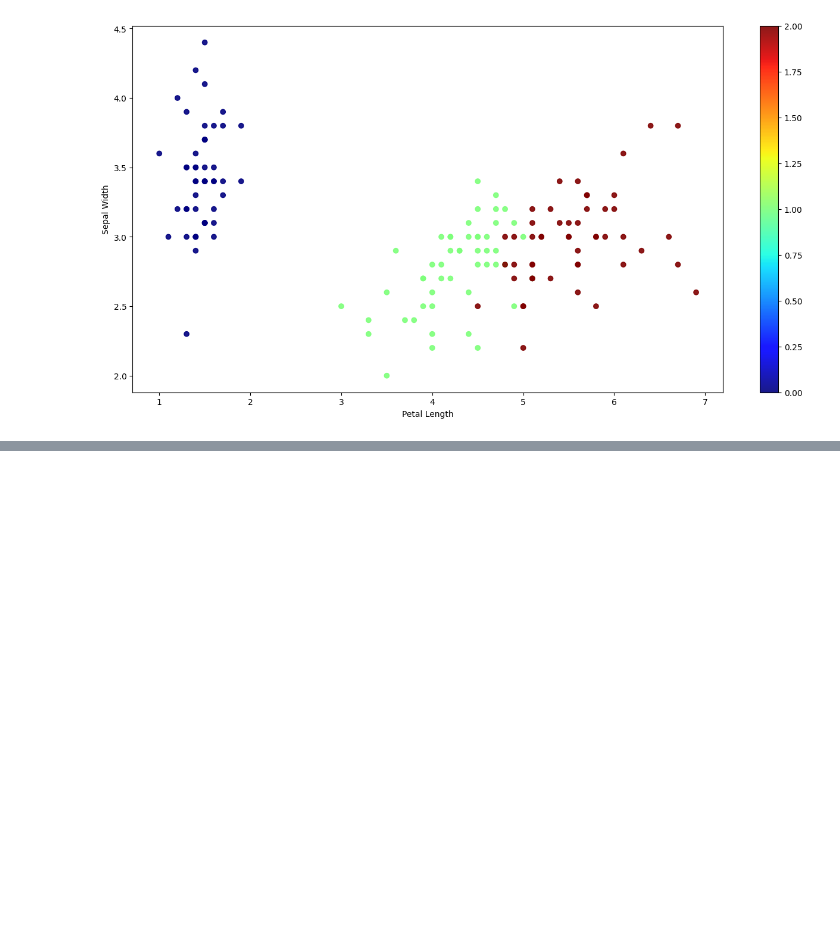
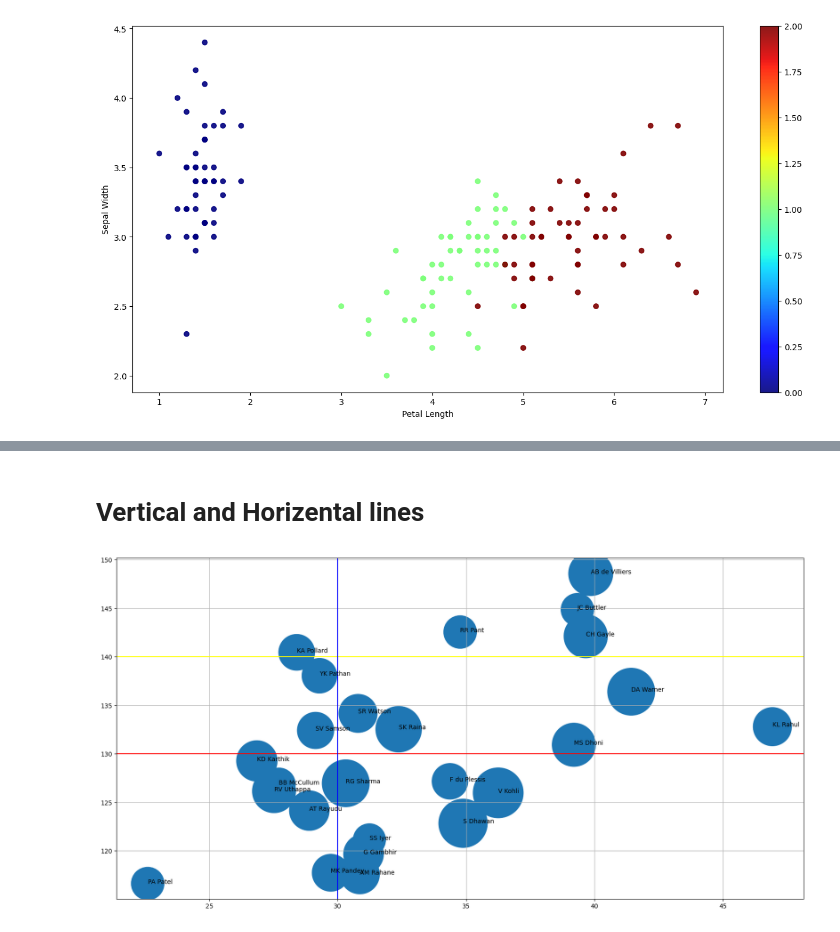
Before and after one commit to abdullah-621/Matplotlib, a Jupyter notebook: Matplotlib_part2.ipynb, the cells around one changed output, grey strips where cells are left out. Cells and saved outputs as stored; diff of their text form; code cells hidden in the pictures; blank space fills up the shorter version.

```diff
--- a/Matplotlib_part2.ipynb
+++ b/Matplotlib_part2.ipynb
@@ -38,0 +84,14 @@ plt.colorbar()
+# %% [markdown]
+# Vertical and Horizental lines
+# %%
+plt.figure(figsize=(20,10))
+plt.scatter(df['avg'],df['strike_rate'], s = df['runs'])
+plt.grid()
+plt.axhline(130, color = "red")
+plt.axhline(140, color = "yellow")
+plt.axvline(30, color = "blue")
+
+for i in range(df.shape[0]):
+  plt.text(df['avg'].values[i], df['strike_rate'].values[i],df['batter'].values[i])
+# %% [output]
+[figure, added]
```
Also changed, not shown: parts of 23 cells of this notebook.
